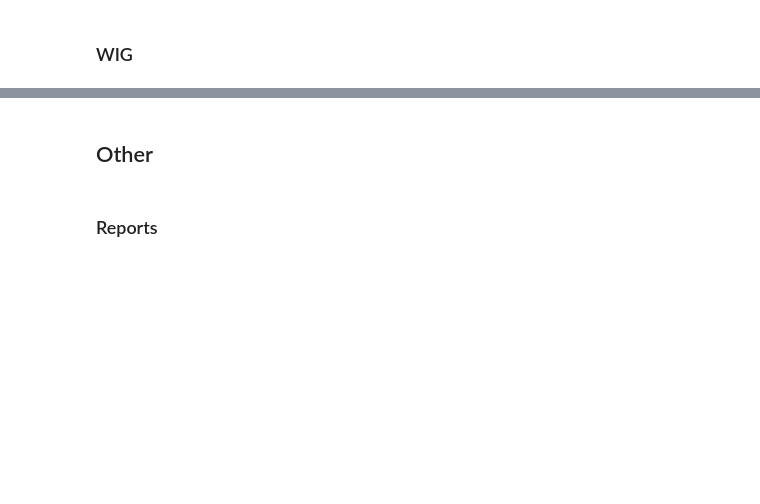
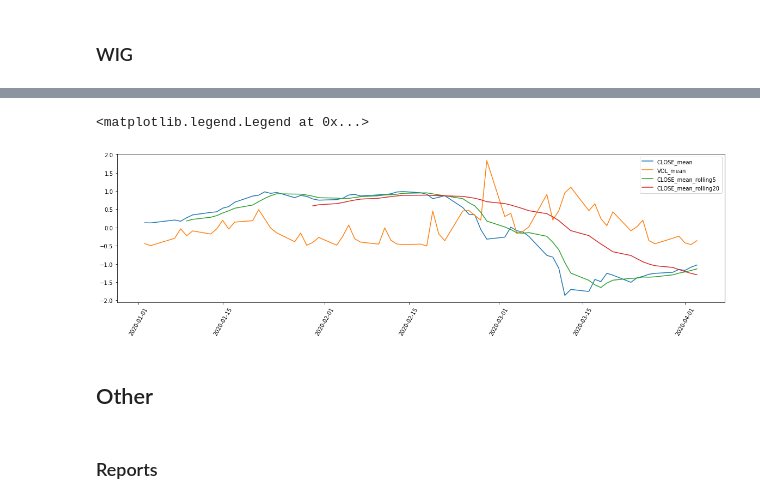
Before and after one commit to showeye/wse_analytics, a Jupyter notebook: bossa.ipynb, the cells around one changed output, grey strips where cells are left out. Drawn from its saved outputs; the diff is of its cells as text; code cells hidden in the pictures; blank space fills up the shorter version.

```diff
--- a/bossa.ipynb
+++ b/bossa.ipynb
@@ -302,3 +345,44 @@ skaner_wig_df.sort_values('growth_current')
+# %%
+for a in tqdm(to_monitor_list[1:]):
+
+    df = prepare_data(a)
+    df = df.loc[df.index >= '2020-01-01', ['CLOSE', 'TICKER', 'VOL']].copy()
+    df.loc[:,'CLOSE'] = ((df.loc[:,'CLOSE'] - df.loc[:,'CLOSE'].mean())
+                                / df.loc[:,'CLOSE'].std())
+    df.loc[:,'VOL'] = ((df.loc[:,'VOL'] - df.loc[:,'VOL'].mean())
+                                / df.loc[:,'VOL'].std())
+
+    df_merged = pd.merge(df_merged, df,
+                     left_index=True,
+                     right_index=True,
+                        how = 'outer')
+# %%
+df_stats = pd.DataFrame()
+# %%
+for t in ['CLOSE', 'VOL']:
+    df_merged_limited = df_merged.loc[:, [c for c in df_merged.columns if t in c]]
+    df_stats.loc[:,f'{t}_sum'] = df_merged_limited.sum(axis = 1)
+    df_stats.loc[:,f'{t}_std'] = df_merged_limited.std(axis = 1)
+    df_stats.loc[:,f'{t}_mean'] = df_merged_limited.mean(axis = 1)
+    df_stats.loc[:,f'{t}_median'] = df_merged_limited.median(axis = 1)
+    df_stats.loc[:,f'{t}_q90'] = df_merged_limited.quantile(0.9,axis = 1)
+    df_stats.loc[:,f'{t}_q10'] = df_merged_limited.quantile(0.1,axis = 1)
+# %%
+for n in [5, 20]:
+
+    df_stats.loc[:,f'CLOSE_mean_rolling{n}'] = df_stats.loc[:,'CLOSE_mean'].rolling(n).mean()
+    df_stats.loc[:,f'VOL_mean_rolling{n}'] = df_stats.loc[:,'VOL_mean'].rolling(n).mean()
+# %%
+plt.figure(figsize=(20,5))
+cols_to_plot = ['CLOSE_mean', 'VOL_mean',
+                        'CLOSE_mean_rolling5',
+                        'CLOSE_mean_rolling20']
+plt.plot(df_stats.loc[:,cols_to_plot])
+plt.xticks(rotation=60)
+plt.legend(cols_to_plot)
+# %% [output]
+<matplotlib.legend.Legend at 0x...>
+[figure, added]
 # %% [markdown]
 ## Other
 # %% [markdown]
```
Also changed, not shown: parts of 20 cells of this notebook.
